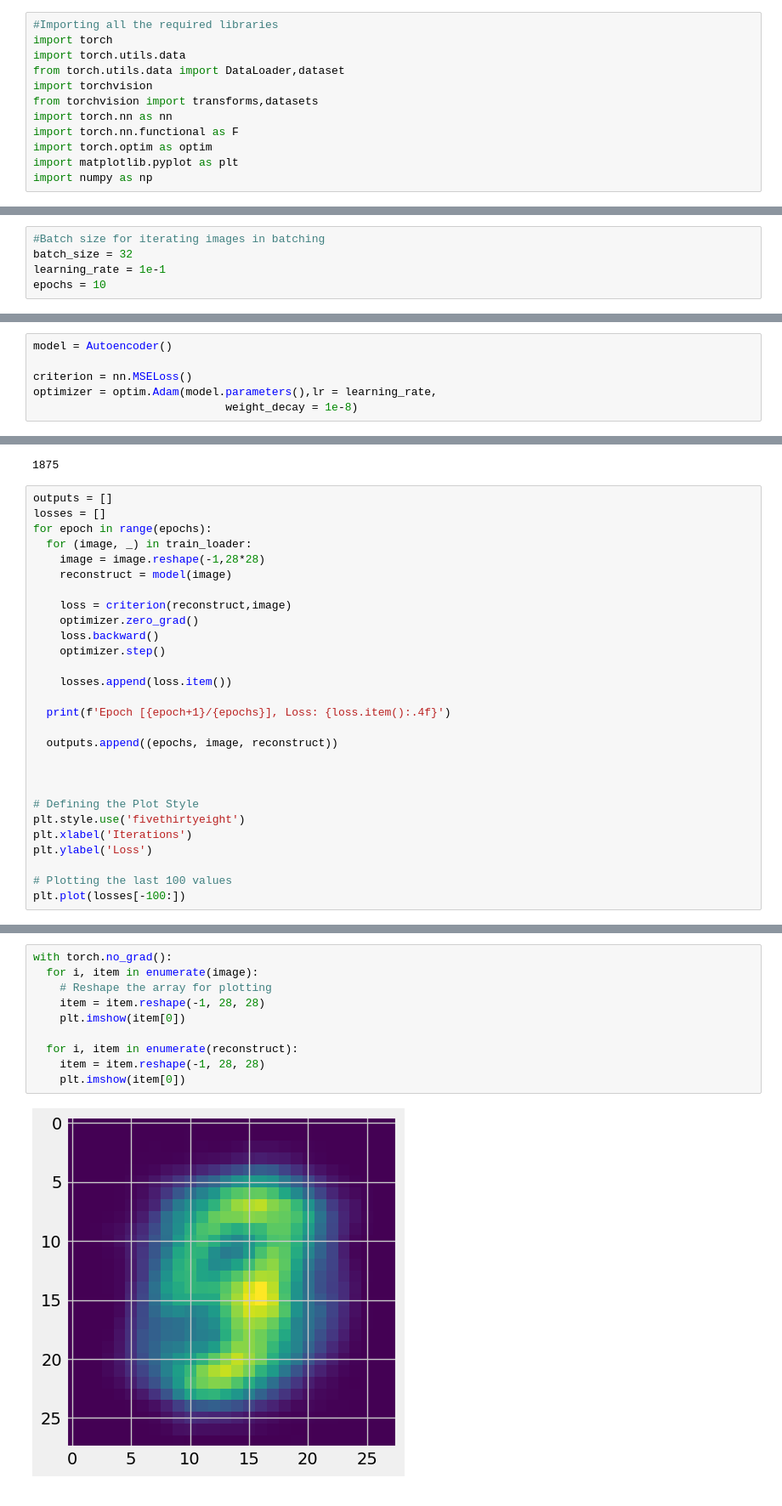
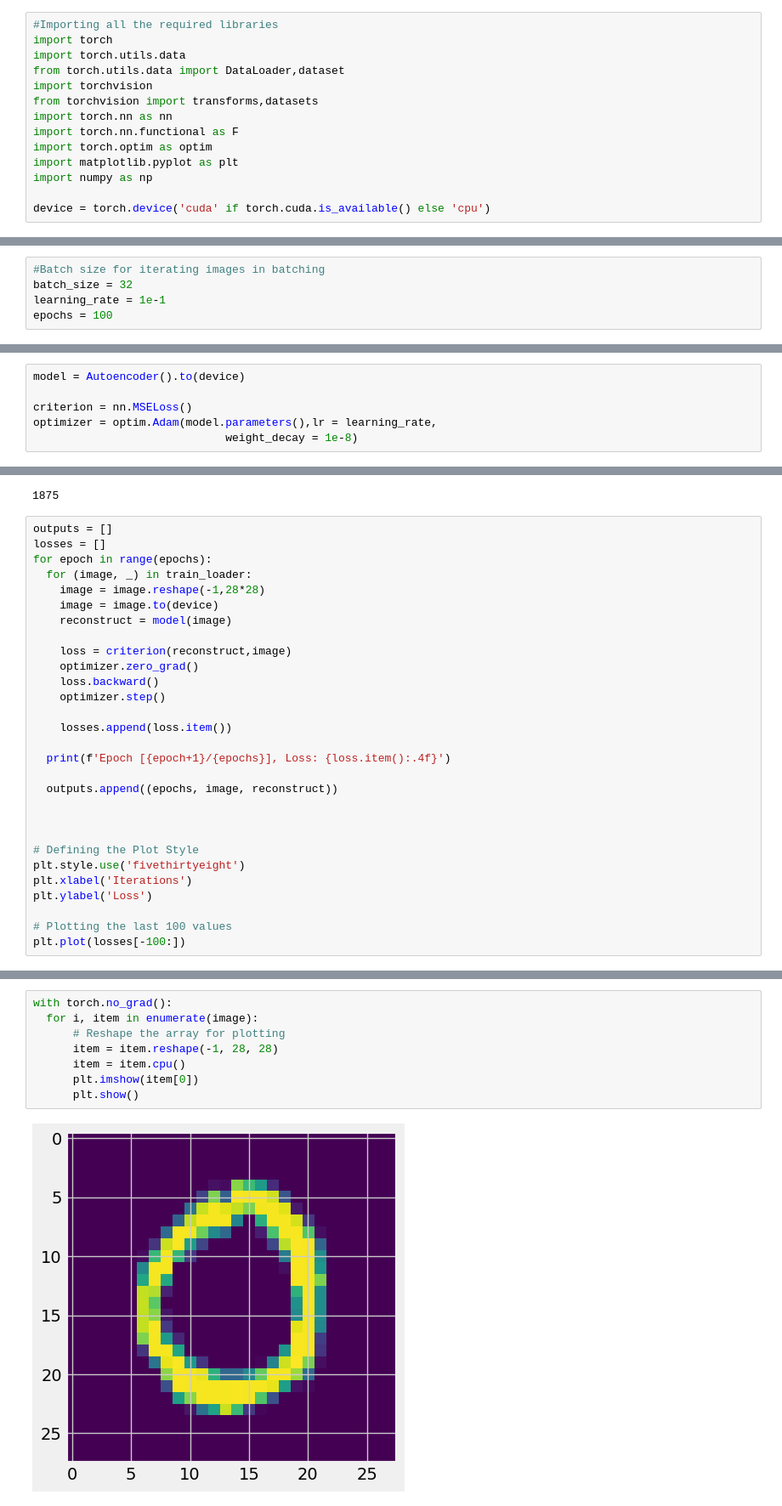
Before and after one commit to Bhimsendabby/Machine--Learning-practice, a Jupyter notebook: Autocoder_pytorch.ipynb, the cells around one changed output, grey strips where cells are left out. Shown at 85% size. Cells and saved outputs as stored; diff of their text form.

```diff
--- a/Autocoder_pytorch.ipynb
+++ b/Autocoder_pytorch.ipynb
@@ -41,3 +41,5 @@ import torch.nn.functional as F
 import torch.optim as optim
 import matplotlib.pyplot as plt
 import numpy as np
+
+device = torch.device('cuda' if torch.cuda.is_available() else 'cpu')
@@ -47,7 +53,7 @@ import numpy as np
 #Batch size for iterating images in batching
 batch_size = 32
 learning_rate = 1e-1
-epochs = 10
+epochs = 100
 # %% [markdown]
 # Loading Dataset & Data Preprocessing
 # %%
@@ -125,7 +131,7 @@ class Autoencoder(nn.Module):
     decoded = self.decoder(encoded)
     return decoded
 # %%
-model = Autoencoder()
+model = Autoencoder().to(device)
 
 criterion = nn.MSELoss()
 optimizer = optim.Adam(model.parameters(),lr = learning_rate,
@@ -141,6 +147,7 @@ losses = []
 for epoch in range(epochs):
   for (image, _) in train_loader:
     image = image.reshape(-1,28*28)
+    image = image.to(device)
     reconstruct = model(image)
 
     loss = criterion(reconstruct,image)
@@ -179,12 +193,10 @@ Epoch [10/10], Loss: 0.0715
 # %%
 with torch.no_grad():
   for i, item in enumerate(image):
-    # Reshape the array for plotting
-    item = item.reshape(-1, 28, 28)
-    plt.imshow(item[0])
-
-  for i, item in enumerate(reconstruct):
-    item = item.reshape(-1, 28, 28)
-    plt.imshow(item[0])
+      # Reshape the array for plotting
+      item = item.reshape(-1, 28, 28)
+      item = item.cpu()
+      plt.imshow(item[0])
+      plt.show()
 # %% [output]
-[figure, old version]
+[figure, new version]
```
Also changed, not shown: parts of 4 cells of this notebook.
